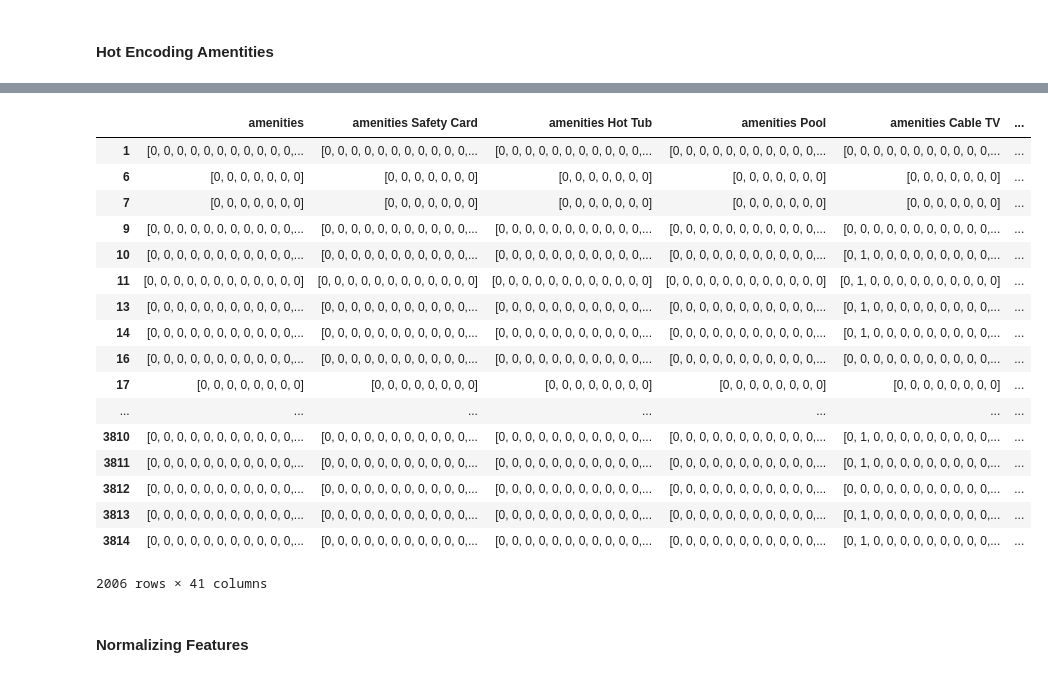
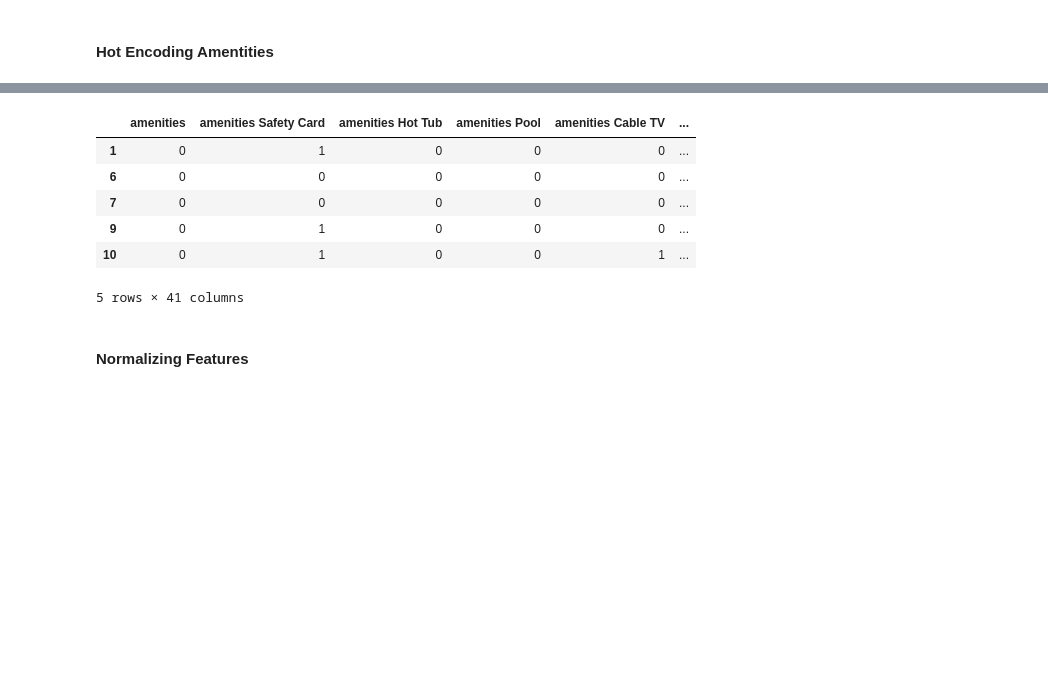
Before and after one commit to SimplifyData/Predict-Airbnb-Prices-in-Seattle, a Jupyter notebook: seattle_kaggle_airbnb.ipynb, the cells around one changed output, grey strips where cells are left out. Saved outputs shown, nothing was run; the diff lists cells and outputs as text; code cells hidden in the pictures; blank space fills up the shorter version.

```diff
--- a/seattle_kaggle_airbnb.ipynb
+++ b/seattle_kaggle_airbnb.ipynb
@@ -1416,10 +1416,11 @@ for amenities in amenities_list:
         for amenity in amenities[0]:
             if amenity == amenity_name:
                 score.append(1)
-            else:
-                score.append(0)
-
-        amenity_score.append(score)
+            #else:
+                #score.append(0)
+        if len(score) < 1:
+            score.append(0)
+        amenity_score.append(score[0])
 
     amenity_total_score.append(amenity_score)
 # %%
@@ -1475,26 +1449,15 @@ for total_score in amenity_total_score:
 # %%
 features_raw_processed_2 = pd.DataFrame(data = amenity_total_score,columns = amenity_names_list,  index = features_raw_processed.index)
 # %%
-features_raw_processed_2
+features_raw_processed_2.head()
 # %% [output]
 |  | amenities | amenities Safety Card | amenities Hot Tub | amenities Pool | amenities Cable TV | ... |
-| 1 | [0, 0, 0, 0, 0, 0, 0, 0, 0, 0, 0,... | [0, 0, 0, 0, 0, 0, 0, 0, 0, 0, 0,... | [0, 0, 0, 0, 0, 0, 0, 0, 0, 0, 0,... | [0, 0, 0, 0, 0, 0, 0, 0, 0, 0, 0,... | [0, 0, 0, 0, 0, 0, 0, 0, 0, 0, 0,... | ... |
-| 6 | [0, 0, 0, 0, 0, 0, 0] | [0, 0, 0, 0, 0, 0, 0] | [0, 0, 0, 0, 0, 0, 0] | [0, 0, 0, 0, 0, 0, 0] | [0, 0, 0, 0, 0, 0, 0] | ... |
-| 7 | [0, 0, 0, 0, 0, 0, 0] | [0, 0, 0, 0, 0, 0, 0] | [0, 0, 0, 0, 0, 0, 0] | [0, 0, 0, 0, 0, 0, 0] | [0, 0, 0, 0, 0, 0, 0] | ... |
-| 9 | [0, 0, 0, 0, 0, 0, 0, 0, 0, 0, 0,... | [0, 0, 0, 0, 0, 0, 0, 0, 0, 0, 0,... | [0, 0, 0, 0, 0, 0, 0, 0, 0, 0, 0,... | [0, 0, 0, 0, 0, 0, 0, 0, 0, 0, 0,... | [0, 0, 0, 0, 0, 0, 0, 0, 0, 0, 0,... | ... |
-| 10 | [0, 0, 0, 0, 0, 0, 0, 0, 0, 0, 0,... | [0, 0, 0, 0, 0, 0, 0, 0, 0, 0, 0,... | [0, 0, 0, 0, 0, 0, 0, 0, 0, 0, 0,... | [0, 0, 0, 0, 0, 0, 0, 0, 0, 0, 0,... | [0, 1, 0, 0, 0, 0, 0, 0, 0, 0, 0,... | ... |
-| 11 | [0, 0, 0, 0, 0, 0, 0, 0, 0, 0, 0, 0] | [0, 0, 0, 0, 0, 0, 0, 0, 0, 0, 0, 0] | [0, 0, 0, 0, 0, 0, 0, 0, 0, 0, 0, 0] | [0, 0, 0, 0, 0, 0, 0, 0, 0, 0, 0, 0] | [0, 1, 0, 0, 0, 0, 0, 0, 0, 0, 0, 0] | ... |
-| 13 | [0, 0, 0, 0, 0, 0, 0, 0, 0, 0, 0,... | [0, 0, 0, 0, 0, 0, 0, 0, 0, 0, 0,... | [0, 0, 0, 0, 0, 0, 0, 0, 0, 0, 0,... | [0, 0, 0, 0, 0, 0, 0, 0, 0, 0, 0,... | [0, 1, 0, 0, 0, 0, 0, 0, 0, 0, 0,... | ... |
-| 14 | [0, 0, 0, 0, 0, 0, 0, 0, 0, 0, 0,... | [0, 0, 0, 0, 0, 0, 0, 0, 0, 0, 0,... | [0, 0, 0, 0, 0, 0, 0, 0, 0, 0, 0,... | [0, 0, 0, 0, 0, 0, 0, 0, 0, 0, 0,... | [0, 1, 0, 0, 0, 0, 0, 0, 0, 0, 0,... | ... |
-| 16 | [0, 0, 0, 0, 0, 0, 0, 0, 0, 0, 0,... | [0, 0, 0, 0, 0, 0, 0, 0, 0, 0, 0,... | [0, 0, 0, 0, 0, 0, 0, 0, 0, 0, 0,... | [0, 0, 0, 0, 0, 0, 0, 0, 0, 0, 0,... | [0, 0, 0, 0, 0, 0, 0, 0, 0, 0, 0,... | ... |
-| 17 | [0, 0, 0, 0, 0, 0, 0, 0] | [0, 0, 0, 0, 0, 0, 0, 0] | [0, 0, 0, 0, 0, 0, 0, 0] | [0, 0, 0, 0, 0, 0, 0, 0] | [0, 0, 0, 0, 0, 0, 0, 0] | ... |
-| ... | ... | ... | ... | ... | ... | ... |
-| 3810 | [0, 0, 0, 0, 0, 0, 0, 0, 0, 0, 0,... | [0, 0, 0, 0, 0, 0, 0, 0, 0, 0, 0,... | [0, 0, 0, 0, 0, 0, 0, 0, 0, 0, 0,... | [0, 0, 0, 0, 0, 0, 0, 0, 0, 0, 0,... | [0, 1, 0, 0, 0, 0, 0, 0, 0, 0, 0,... | ... |
-| 3811 | [0, 0, 0, 0, 0, 0, 0, 0, 0, 0, 0,... | [0, 0, 0, 0, 0, 0, 0, 0, 0, 0, 0,... | [0, 0, 0, 0, 0, 0, 0, 0, 0, 0, 0,... | [0, 0, 0, 0, 0, 0, 0, 0, 0, 0, 0,... | [0, 1, 0, 0, 0, 0, 0, 0, 0, 0, 0,... | ... |
-| 3812 | [0, 0, 0, 0, 0, 0, 0, 0, 0, 0, 0,... | [0, 0, 0, 0, 0, 0, 0, 0, 0, 0, 0,... | [0, 0, 0, 0, 0, 0, 0, 0, 0, 0, 0,... | [0, 0, 0, 0, 0, 0, 0, 0, 0, 0, 0,... | [0, 0, 0, 0, 0, 0, 0, 0, 0, 0, 0,... | ... |
-| 3813 | [0, 0, 0, 0, 0, 0, 0, 0, 0, 0, 0,... | [0, 0, 0, 0, 0, 0, 0, 0, 0, 0, 0,... | [0, 0, 0, 0, 0, 0, 0, 0, 0, 0, 0,... | [0, 0, 0, 0, 0, 0, 0, 0, 0, 0, 0,... | [0, 1, 0, 0, 0, 0, 0, 0, 0, 0, 0,... | ... |
-| 3814 | [0, 0, 0, 0, 0, 0, 0, 0, 0, 0, 0,... | [0, 0, 0, 0, 0, 0, 0, 0, 0, 0, 0,... | [0, 0, 0, 0, 0, 0, 0, 0, 0, 0, 0,... | [0, 0, 0, 0, 0, 0, 0, 0, 0, 0, 0,... | [0, 1, 0, 0, 0, 0, 0, 0, 0, 0, 0,... | ... |
+| 1 | 0 | 1 | 0 | 0 | 0 | ... |
+| 6 | 0 | 0 | 0 | 0 | 0 | ... |
+| 7 | 0 | 0 | 0 | 0 | 0 | ... |
+| 9 | 0 | 1 | 0 | 0 | 0 | ... |
+| 10 | 0 | 1 | 0 | 0 | 1 | ... |
-2006 rows × 41 columns
+5 rows × 41 columns
 # %% [markdown]
 #### Normalizing Features
 # %%
```
Also changed, not shown: parts of 3 cells of this notebook.
